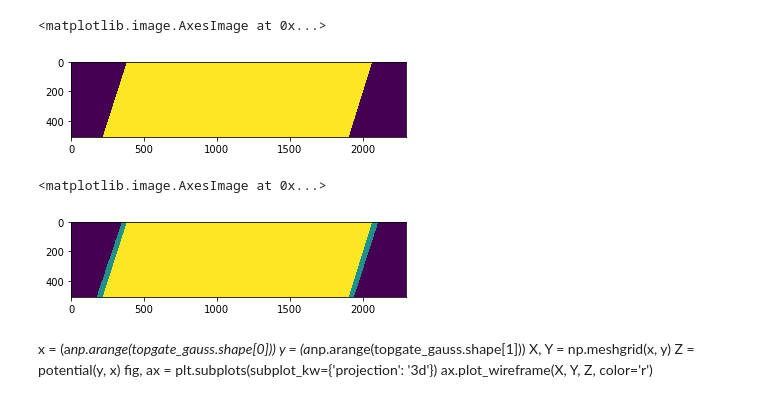
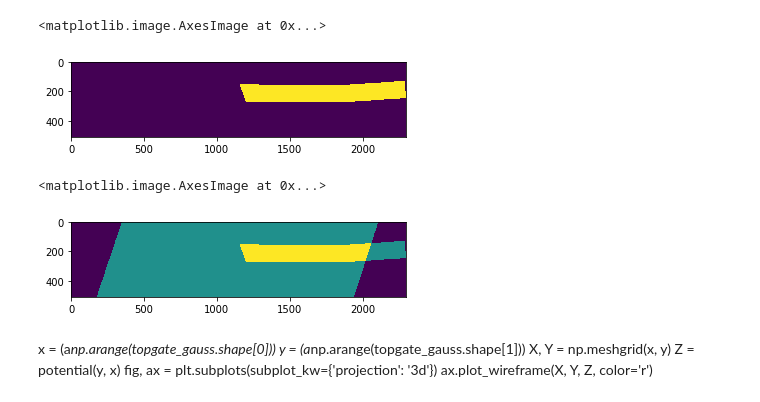
Before and after one commit to NeroCorleone/thesis, a Jupyter notebook: code/setup.ipynb, the cells around one changed output. Saved outputs shown, nothing was run; the diff lists cells and outputs as text; code cells hidden in the pictures.

```diff
--- a/code/setup.ipynb
+++ b/code/setup.ipynb
@@ -9,23 +9,22 @@ from types import SimpleNamespace
 %matplotlib inline
 # %%
 #designfile = '/users/tkm/kanilmaz/thesis/designfiles/hb_lower_part.png'
-#designfile = '/home/nefta/thesis/designfiles/hb_lower_part.png'
+designfile = '/home/nefta/thesis/designfiles/hb_upper_part.png'
 #designfile = '/users/tkm/kanilmaz/thesis/designfiles/qpc_gate.png'
 #designfile = '/home/nefta/thesis/designfiles/full_gate_both_edges.png'
 #designfile = '/home/nefta/thesis/designfiles/qpc_both_edges.png'
-#
-designfile = '/home/nefta/thesis/designfiles/topgate_full_edges.png'
+#designfile = '/home/nefta/thesis/designfiles/topgate_full_edges.png'
 #designfile = '/home/nefta/thesis/designfiles/full_gate.png'
 #designfile = '/home/nefta/thesis/designfiles/waveguide3_2_small.png'
 topgate = 1 - scipy.ndimage.imread(designfile, mode='L').T / 255
 #topgate = scipy.ndimage.imread(designfile).T[3] / 255
 #topgate[0] = np.zeros(len(topgate[0]))
 #topgate[1] = np.zeros(len(topgate[0]))
 topgate_gauss = np.fliplr(scipy.ndimage.gaussian_filter(topgate, 0))
 plt.imshow(topgate_gauss)
 # %% [output]
 <matplotlib.image.AxesImage at 0x...>
-[figure, old version]
+[figure, new version]
 # %%
 #scipy.ndimage.imread(
 #    '/users/tkm/kanilmaz/thesis/designfiles/scatteringRegion_sleeves.png')
@@ -41,7 +40,7 @@ scattering_region = np.fliplr(1 - scipy.ndimage.imread(
 plt.imshow(scattering_region + topgate_gauss)
 # %% [output]
 <matplotlib.image.AxesImage at 0x...>
-[figure, old version]
+[figure, new version]
 # %%
 delta = 1.0
 T = delta / 2
```
Also changed, not shown: parts of 3 cells of this notebook, 8 other files.
